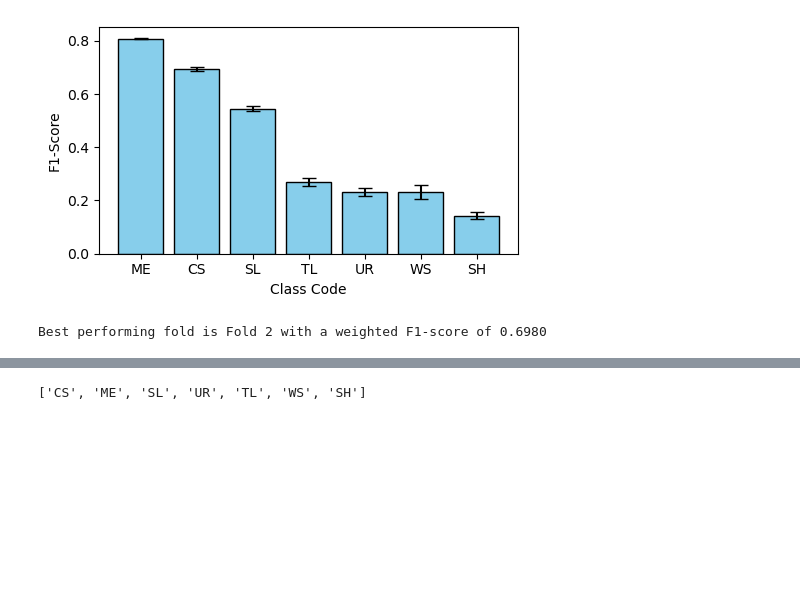
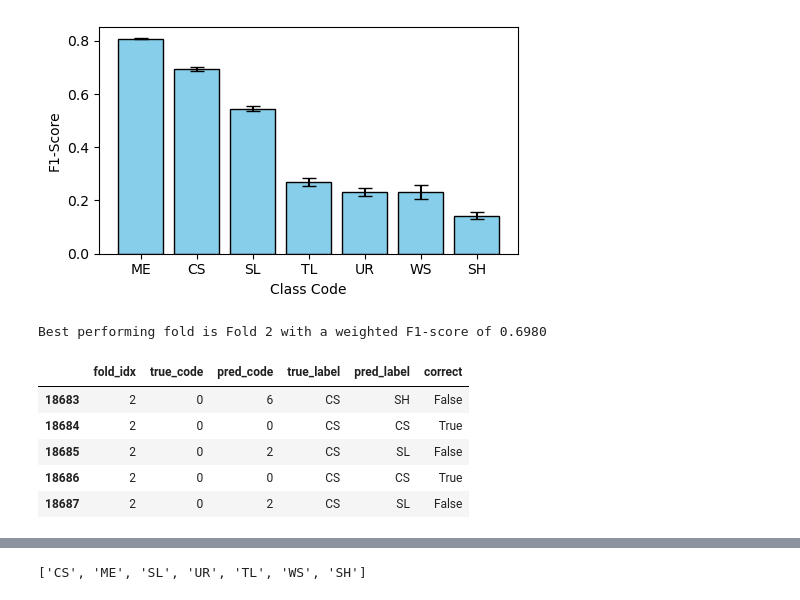
Before and after one commit to maxwellCcook/rooftop-mapping, a Jupyter notebook: code/04resnet18-cv-training-dc.ipynb, the cells around one changed output, grey strips where cells are left out. Saved outputs shown, nothing was run; the diff lists cells and outputs as text; code cells hidden in the pictures; blank space fills up the shorter version.

Commit message:
Merging resnet18 tuning

```diff
--- a/code/04resnet18-cv-training-dc.ipynb
+++ b/code/04resnet18-cv-training-dc.ipynb
@@ -570,10 +573,12 @@ print(fold_results_df.head())
 # %%
 # Plot the batch train losses
+import ast
 
 plt.figure(figsize=(6, 4))
 
 linestyles = ['-', '--']
 
+n_folds = 5
 for fold_idx in range(n_folds):
     # Extract batch train losses for the current fold and all epochs
     fold_df = fold_results_df[fold_results_df['fold_id'] == fold_idx]
@@ -672,6 +677,9 @@ plt.show()
 [figure]
 # %%
 # Perform predictions on the holdout data for each model
+# %%
+# (optional) load the holdout data
+holdout_df = gpd.read_file(os.path.join(results_dir, 'dc-resnet18_cv_holdout_ref.gpkg'))
 # %%
 print("Holdout set class distribution:\n", holdout_df[['class_code','code']].value_counts())
 # %% [output]
@@ -687,7 +695,7 @@ SH          6        157
 Name: count, dtype: int64
 # %%
 # Create dictionaries for mapping
-code_mapping = dict(zip(holdout_df['code'].cat.codes, holdout_df['class_code']))  # Mapping to original 'class_code'
+code_mapping = dict(zip(holdout_df['code'], holdout_df['class_code']))  # Mapping to original 'class_code'
 desc_mapping = dict(zip(holdout_df['code'], holdout_df['description']))
 print(f'Code map: \n{code_mapping}\nDescription map: \n{desc_mapping}')
 # %% [output]
@@ -790,6 +798,9 @@ Making predictions with model from fold 1
         Processed 8320 samples
         Processed 8960 samples
 Completed predictions for all folds!
+# %%
+# (optional) Load the prediction dataframe
+preds_df = pd.read_csv(os.path.join(results_dir, 'dc-resnet18_cv_holdout_preds.csv'))
 # %%
 # Plot the number of correct predictions by class/fold
 # %%
@@ -945,3 +956,13 @@ best_fold = f1_scores_wt_df.loc[f1_scores_wt_df['weighted_f1_score'].idxmax()]
 print(f"Best performing fold is Fold {int(best_fold['fold_idx'])} with a weighted F1-score of {best_fold['weighted_f1_score']:.4f}")
 # %% [output]
 Best performing fold is Fold 2 with a weighted F1-score of 0.6980
+# %%
+best_fold_df = preds_df[preds_df['fold_idx'] == int(best_fold['fold_idx'])]
+best_fold_df.head()
+# %% [output]
+|  | fold_idx | true_code | pred_code | true_label | pred_label | correct |
+| 18683 | 2 | 0 | 6 | CS | SH | False |
+| 18684 | 2 | 0 | 0 | CS | CS | True |
+| 18685 | 2 | 0 | 2 | CS | SL | False |
+| 18686 | 2 | 0 | 0 | CS | CS | True |
+| 18687 | 2 | 0 | 2 | CS | SL | False |
```
Also changed, not shown: parts of 4 cells of this notebook, 1 other file.
